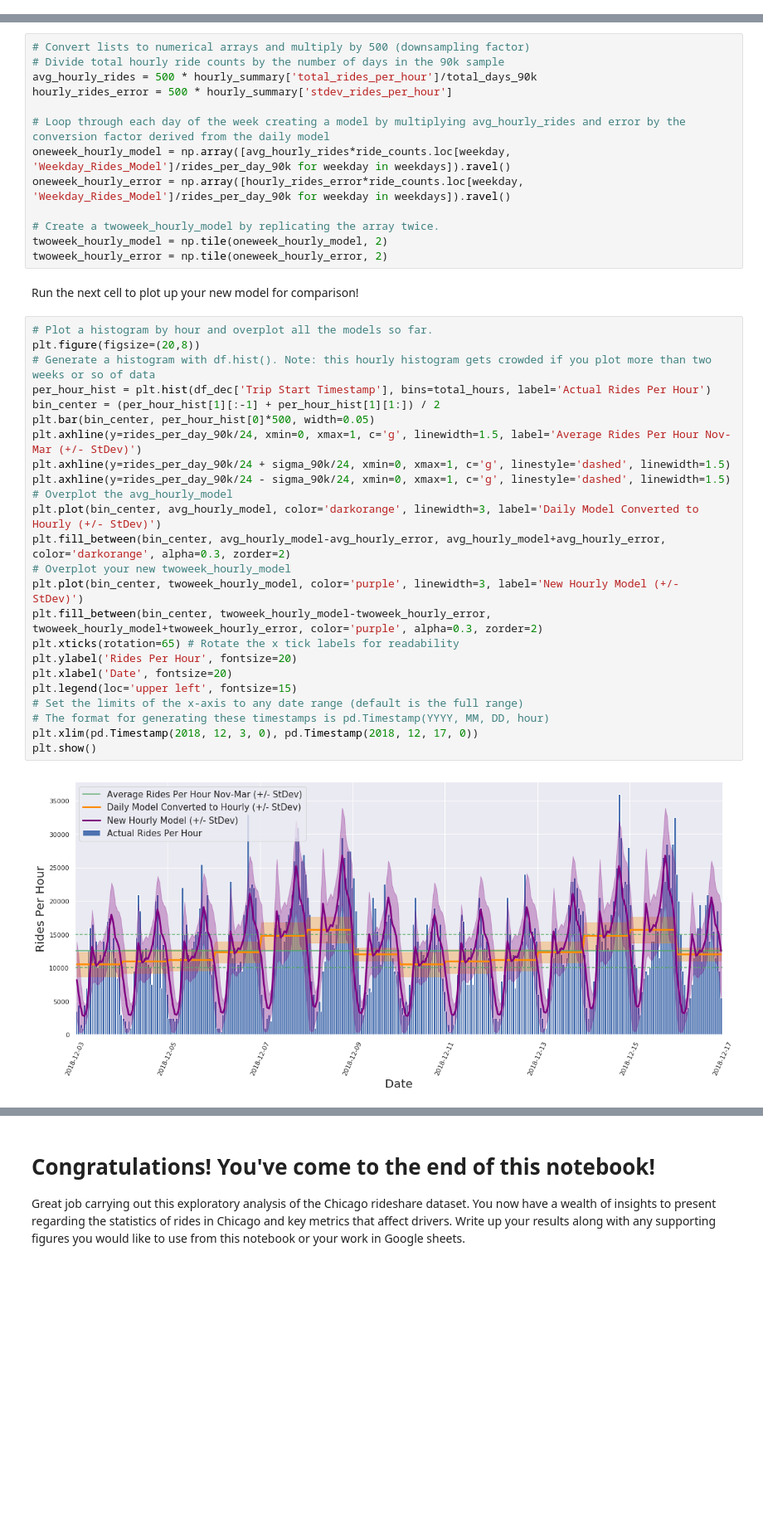
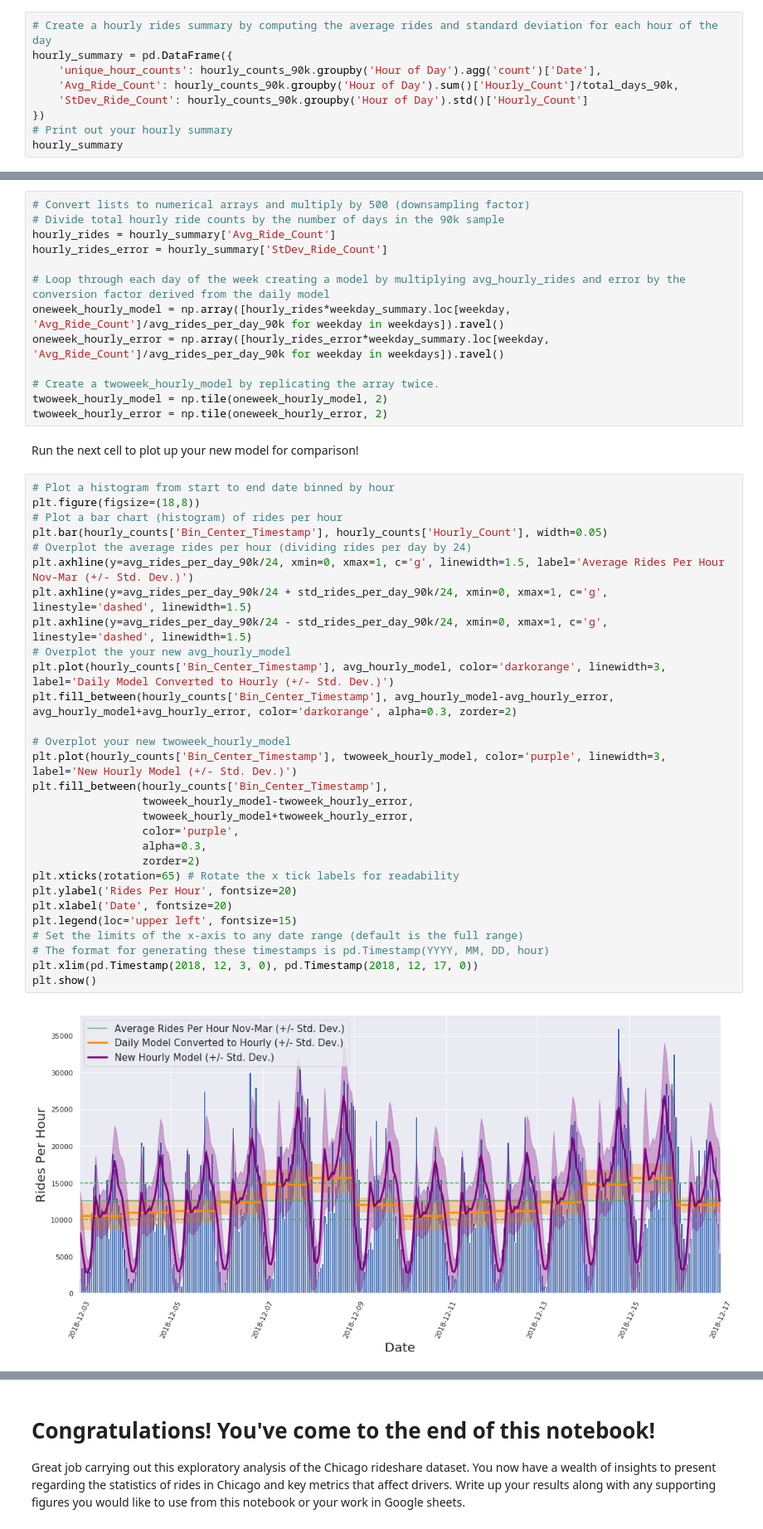
Before and after one commit to ryan-keenan/Data-C4, a Jupyter notebook: Rideshare_Project3.ipynb, the cells around one changed output, grey strips where cells are left out. Shown at 83% size. Cells and saved outputs as stored; diff of their text form; blank space fills up the shorter version.

```diff
--- a/Rideshare_Project3.ipynb
+++ b/Rideshare_Project3.ipynb
@@ -595,0 +580,9 @@ hourly_summary
+# %%
+# Create a hourly rides summary by computing the average rides and standard deviation for each hour of the day
+hourly_summary = pd.DataFrame({
+    'unique_hour_counts': hourly_counts_90k.groupby('Hour of Day').agg('count')['Date'],
+    'Avg_Ride_Count': hourly_counts_90k.groupby('Hour of Day').sum()['Hourly_Count']/total_days_90k,
+    'StDev_Ride_Count': hourly_counts_90k.groupby('Hour of Day').std()['Hourly_Count']
+})
+# Print out your hourly summary
+hourly_summary
@@ -598,12 +611,12 @@ Run the next cell to shape your hourly results into a model for plotting
 # %%
 # Convert lists to numerical arrays and multiply by 500 (downsampling factor)
 # Divide total hourly ride counts by the number of days in the 90k sample
-avg_hourly_rides = 500 * hourly_summary['total_rides_per_hour']/total_days_90k
-hourly_rides_error = 500 * hourly_summary['stdev_rides_per_hour']
+hourly_rides = hourly_summary['Avg_Ride_Count']
+hourly_rides_error = hourly_summary['StDev_Ride_Count']
 
 # Loop through each day of the week creating a model by multiplying avg_hourly_rides and error by the conversion factor derived from the daily model
-oneweek_hourly_model = np.array([avg_hourly_rides*ride_counts.loc[weekday, 'Weekday_Rides_Model']/rides_per_day_90k for weekday in weekdays]).ravel()
-oneweek_hourly_error = np.array([hourly_rides_error*ride_counts.loc[weekday, 'Weekday_Rides_Model']/rides_per_day_90k for weekday in weekdays]).ravel()
+oneweek_hourly_model = np.array([hourly_rides*weekday_summary.loc[weekday, 'Avg_Ride_Count']/avg_rides_per_day_90k for weekday in weekdays]).ravel()
+oneweek_hourly_error = np.array([hourly_rides_error*weekday_summary.loc[weekday, 'Avg_Ride_Count']/avg_rides_per_day_90k for weekday in weekdays]).ravel()
 
 # Create a twoweek_hourly_model by replicating the array twice.
 twoweek_hourly_model = np.tile(oneweek_hourly_model, 2)
@@ -611,29 +624,34 @@ twoweek_hourly_error = np.tile(oneweek_hourly_error, 2)
 # %% [markdown]
 Run the next cell to plot up your new model for comparison!
 # %%
-# Plot a histogram by hour and overplot all the models so far.
-plt.figure(figsize=(20,8))
-# Generate a histogram with df.hist(). Note: this hourly histogram gets crowded if you plot more than two weeks or so of data
-per_hour_hist = plt.hist(df_dec['Trip Start Timestamp'], bins=total_hours, label='Actual Rides Per Hour')
-bin_center = (per_hour_hist[1][:-1] + per_hour_hist[1][1:]) / 2
-plt.bar(bin_center, per_hour_hist[0]*500, width=0.05)
-plt.axhline(y=rides_per_day_90k/24, xmin=0, xmax=1, c='g', linewidth=1.5, label='Average Rides Per Hour Nov-Mar (+/- StDev)')
-plt.axhline(y=rides_per_day_90k/24 + sigma_90k/24, xmin=0, xmax=1, c='g', linestyle='dashed', linewidth=1.5)
-plt.axhline(y=rides_per_day_90k/24 - sigma_90k/24, xmin=0, xmax=1, c='g', linestyle='dashed', linewidth=1.5)
-# Overplot the avg_hourly_model
-plt.plot(bin_center, avg_hourly_model, color='darkorange', linewidth=3, label='Daily Model Converted to Hourly (+/- StDev)')
-plt.fill_between(bin_center, avg_hourly_model-avg_hourly_error, avg_hourly_model+avg_hourly_error, color='darkorange', alpha=0.3, zorder=2)
+# Plot a histogram from start to end date binned by hour
+plt.figure(figsize=(18,8))
+# Plot a bar chart (histogram) of rides per hour
+plt.bar(hourly_counts['Bin_Center_Timestamp'], hourly_counts['Hourly_Count'], width=0.05)
+# Overplot the average rides per hour (dividing rides per day by 24)
+plt.axhline(y=avg_rides_per_day_90k/24, xmin=0, xmax=1, c='g', linewidth=1.5, label='Average Rides Per Hour Nov-Mar (+/- Std. Dev.)')
+plt.axhline(y=avg_rides_per_day_90k/24 + std_rides_per_day_90k/24, xmin=0, xmax=1, c='g', linestyle='dashed', linewidth=1.5)
+plt.axhline(y=avg_rides_per_day_90k/24 - std_rides_per_day_90k/24, xmin=0, xmax=1, c='g', linestyle='dashed', linewidth=1.5)
+# Overplot the your new avg_hourly_model
+plt.plot(hourly_counts['Bin_Center_Timestamp'], avg_hourly_model, color='darkorange', linewidth=3, label='Daily Model Converted to Hourly (+/- Std. Dev.)')
+plt.fill_between(hourly_counts['Bin_Center_Timestamp'], avg_hourly_model-avg_hourly_error, avg_hourly_model+avg_hourly_error, color='darkorange', alpha=0.3, zorder=2)
+
 # Overplot your new twoweek_hourly_model
-plt.plot(bin_center, twoweek_hourly_model, color='purple', linewidth=3, label='New Hourly Model (+/- StDev)')
-plt.fill_between(bin_center, twoweek_hourly_model-twoweek_hourly_error, twoweek_hourly_model+twoweek_hourly_error, color='purple', alpha=0.3, zorder=2)
+plt.plot(hourly_counts['Bin_Center_Timestamp'], twoweek_hourly_model, color='purple', linewidth=3, label='New Hourly Model (+/- Std. Dev.)')
+plt.fill_between(hourly_counts['Bin_Center_Timestamp'],
+                 twoweek_hourly_model-twoweek_hourly_error,
+                 twoweek_hourly_model+twoweek_hourly_error,
+                 color='purple',
+                 alpha=0.3,
+                 zorder=2)
 plt.xticks(rotation=65) # Rotate the x tick labels for readability
 plt.ylabel('Rides Per Hour', fontsize=20)
 plt.xlabel('Date', fontsize=20)
 plt.legend(loc='upper left', fontsize=15)
 # Set the limits of the x-axis to any date range (default is the full range)
 # The format for generating these timestamps is pd.Timestamp(YYYY, MM, DD, hour)
 plt.xlim(pd.Timestamp(2018, 12, 3, 0), pd.Timestamp(2018, 12, 17, 0))
 plt.show()
 # %% [output]
-[figure, old version]
+[figure, new version]
 # %% [markdown]
```
Also changed, not shown: parts of 45 cells of this notebook.
